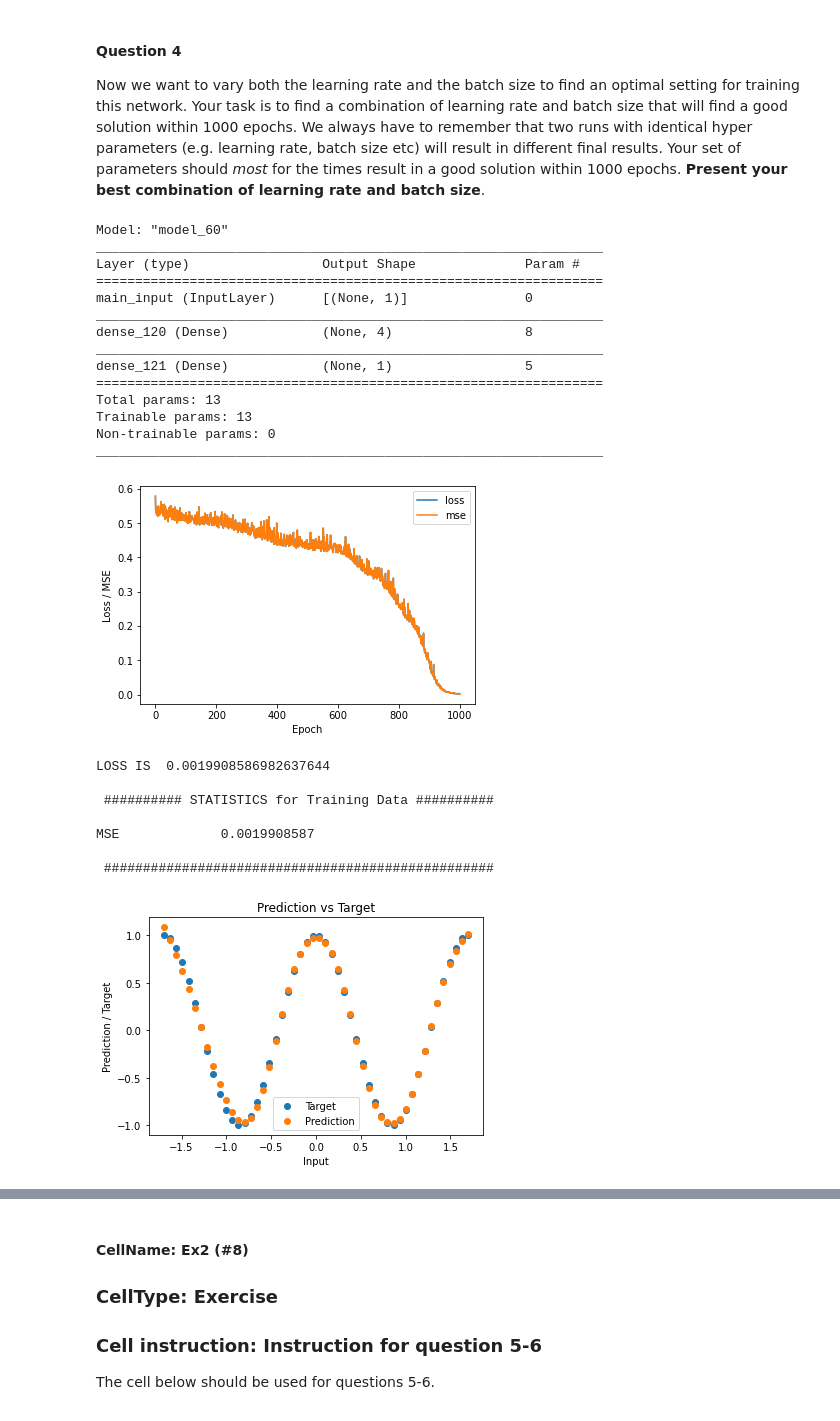
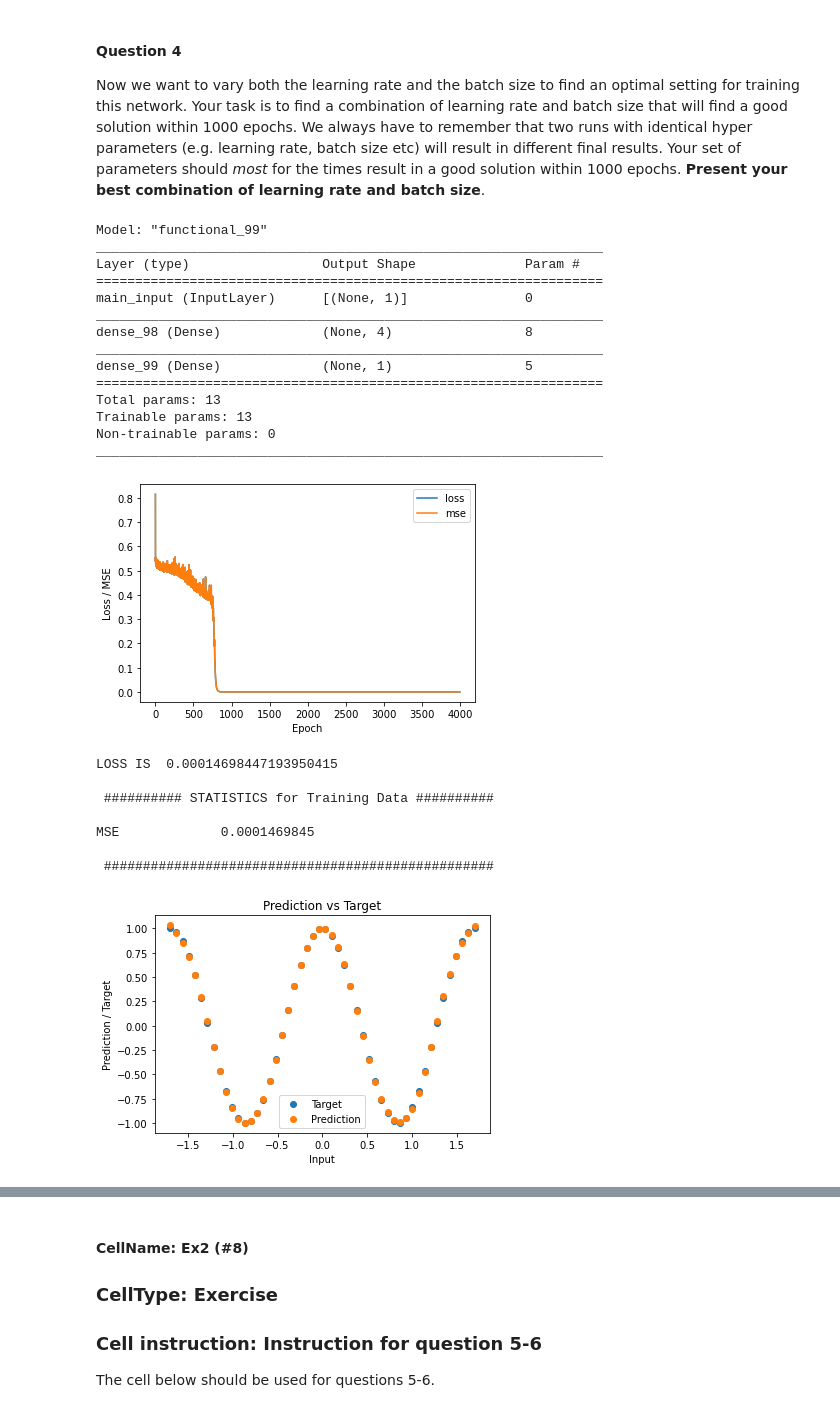
Before and after one commit to filipkalkan/EXTQ40, a Jupyter notebook: lab_1/lab1.ipynb, the cells around one changed output, grey strips where cells are left out. Saved outputs shown, nothing was run; the diff lists cells and outputs as text; code cells hidden in the pictures.

```diff
--- a/lab_1/lab1.ipynb
+++ b/lab_1/lab1.ipynb
@@ -401,7 +401,7 @@ model_ex1.summary()
 
 # Train the model
 estimator_ex1 = model_ex1.fit(x_trn, d_trn,
-                              epochs = 1000,
+                              epochs = 4000,
                               batch_size=10,
                               verbose = 0)
 
@@ -416,42 +416,42 @@ plt.legend(loc='best')
 plt.show()
 
 print('LOSS IS ', estimator_ex1.history["loss"][-1])
 
 # Call the stat_reg to get MSE
 pred_trn = model_ex1.predict(x_trn).reshape(d_trn.shape)
 stats_reg(d_trn, pred_trn, 'Training', estimator_ex1)
 
 # Plot the result
 d_pred = model_ex1.predict(x_trn)
 plt.figure()
 plt.ylabel('Prediction / Target')
 plt.xlabel('Input')
 plt.scatter(x_trn, d_trn, label='Target')
 plt.scatter(x_trn, d_pred, label='Prediction')
 plt.title('Prediction vs Target')
 plt.legend(loc='best')
 plt.show()
 # %% [output]
-Model: "model_60"
+Model: "functional_99"
 _________________________________________________________________
 Layer (type)                 Output Shape              Param #
 =================================================================
 main_input (InputLayer)      [(None, 1)]               0
 _________________________________________________________________
-dense_120 (Dense)            (None, 4)                 8
+dense_98 (Dense)             (None, 4)                 8
 _________________________________________________________________
-dense_121 (Dense)            (None, 1)                 5
+dense_99 (Dense)             (None, 1)                 5
 =================================================================
 Total params: 13
 Trainable params: 13
 Non-trainable params: 0
 _________________________________________________________________
-[figure, old version]
+[figure, new version]
-LOSS IS  0.0019908586982637644
+LOSS IS  0.00014698447193950415
 
  ########## STATISTICS for Training Data ##########
 
-MSE             0.0019908587
+MSE             0.0001469845
 
  ##################################################
-[figure, old version]
+[figure, new version]
```
Also changed, not shown: parts of 5 cells of this notebook, 3 other files.
